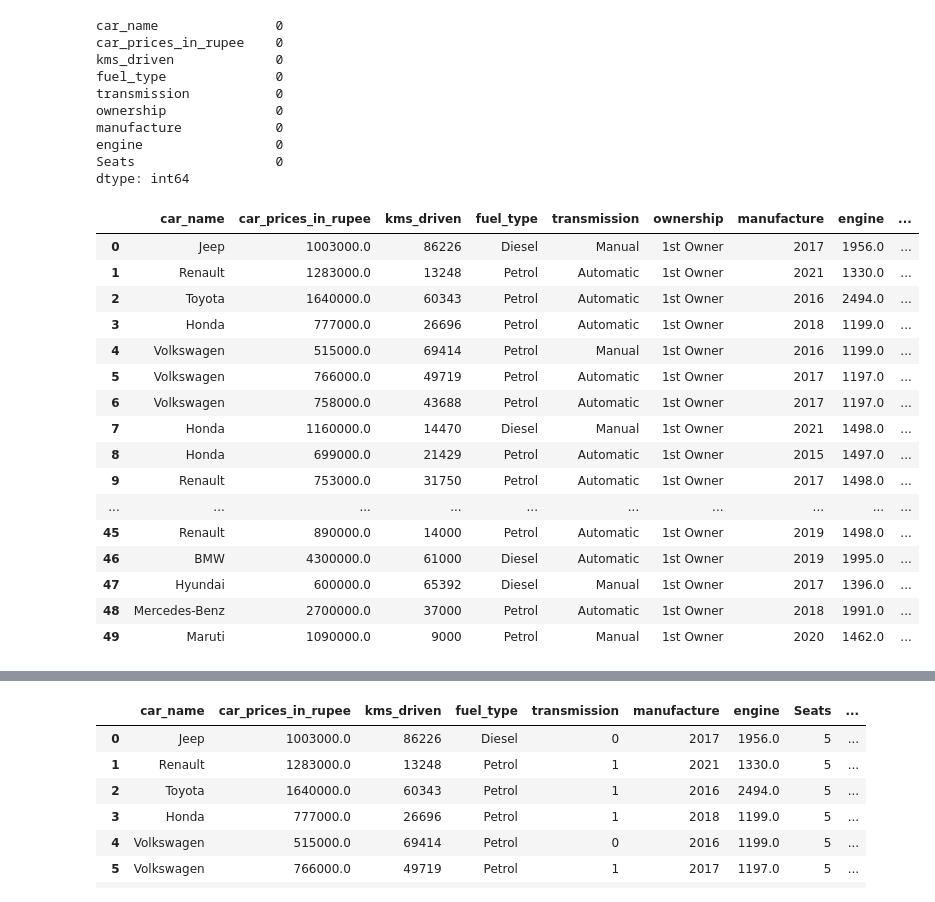
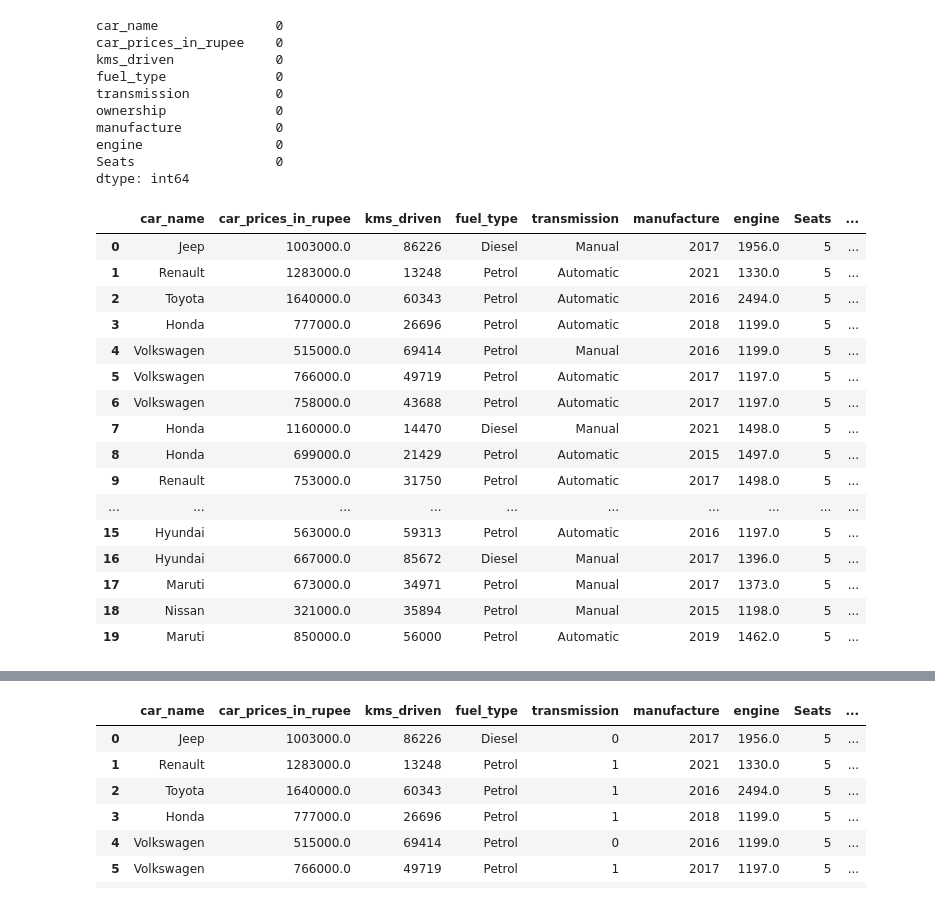
Before and after one commit to monbiote/India_Used_Car_Price_Predictor, a Jupyter notebook: Computing_Final.ipynb, the cells around one changed output, grey strips where cells are left out. Saved outputs shown, nothing was run; the diff lists cells and outputs as text; code cells hidden in the pictures.

```diff
--- a/Computing_Final.ipynb
+++ b/Computing_Final.ipynb
@@ -26,7 +26,7 @@ from sklearn.metrics import make_scorer, r2_score, mean_squared_error
 import warnings
 warnings.filterwarnings('ignore')
 # %%
-def read_and_display_csv(file_path):
+def read_csv(file_path):
     # Read the CSV file
     df = pd.read_csv(file_path)
 
@@ -34,7 +34,7 @@ def read_and_display_csv(file_path):
     return df
 
 # Usage example
-df = read_and_display_csv('car_price.csv')
+df = read_csv('car_price.csv')
 df.head()
 # %% [output]
 |  | Unnamed: 0 | car_name | car_prices_in_rupee | kms_driven | fuel_type | transmission | ownership | ... |
@@ -93,14 +93,25 @@ Seats                  0
 dtype: int64
 # %%
 #Function that converts column with strings to numerical values only
-def convert_price(column):
+def convert_comma_to_dot(column):
     try:
-        num_value = float(column.split(" ")[0])
+        # Replace commas with periods
+        column = column.replace(',', '.')
 
-        return num_value*100000
-    except ValueError:
+        return column
+    except AttributeError:
         return None
 
+def convert_price(column):
+
+    num_value = float(column.split(" ")[0])
+
+    if 'Crore' in column:
+        return num_value * 10000000
+    elif 'Lakh' in column:
+        return num_value * 100000
+    else:
+        return num_value
 
 # Remove the string in the engine column
 def convert_engine(column):
@@ -127,48 +138,67 @@ def convert_seats(seats_str):
 
 # Extract the first word
 def keep_first_word(input_string):
     all_words = input_string.split()
     if all_words:
         return all_words[0]
     else:
         return None
 
+# Remove the string in the ownership column
+def extract_first_integer(ownership_str):
+    try:
+        return int(''.join(filter(str.isdigit, ownership_str)))
+    except ValueError:
+        return None
+
+def process_ownership(df):
+    # Create a new column 'num_users' by applying the extract_first_integer function
+    df['num_owners'] = df['ownership'].apply(extract_first_integer)
+
+    # Drop the original 'ownership' column
+    df.drop(columns=['ownership'], inplace=True)
+
+    return df
 
 # Apply the conversion function to the 'price' column
+df['car_prices_in_rupee'] = df['car_prices_in_rupee'].apply(convert_comma_to_dot)
 df['car_prices_in_rupee'] = df['car_prices_in_rupee'].apply(convert_price)
 
 # Apply the conversion function to the 'kms_driven' column
 df['kms_driven'] = df['kms_driven'].apply(convert_kms)
 
 # Apply the conversion function to the 'engine' column
 df['engine'] = df['engine'].apply(convert_engine)
 
 # Apply the conversion function to the 'seats' column
 df['Seats'] = df['Seats'].apply(convert_seats)
 
 # Keep the first word of the column car
 df['car_name'] = df['car_name'].apply(keep_first_word)
 
+# Call the preprocess_data function to handle the ownership column
+df = process_ownership(df)
+
 # Display the modified DataFrame
-df.head(50)
+df.head(20)
 
 #example
 #detect_missing_values(df)
 # %% [output]
-|  | car_name | car_prices_in_rupee | kms_driven | fuel_type | transmission | ownership | manufacture | engine | ... |
-| 0 | Jeep | 1003000.0 | 86226 | Diesel | Manual | 1st Owner | 2017 | 1956.0 | ... |
-| 1 | Renault | 1283000.0 | 13248 | Petrol | Automatic | 1st Owner | 2021 | 1330.0 | ... |
-| 2 | Toyota | 1640000.0 | 60343 | Petrol | Automatic | 1st Owner | 2016 | 2494.0 | ... |
-| 3 | Honda | 777000.0 | 26696 | Petrol | Automatic | 1st Owner | 2018 | 1199.0 | ... |
-| 4 | Volkswagen | 515000.0 | 69414 | Petrol | Manual | 1st Owner | 2016 | 1199.0 | ... |
-| 5 | Volkswagen | 766000.0 | 49719 | Petrol | Automatic | 1st Owner | 2017 | 1197.0 | ... |
-| 6 | Volkswagen | 758000.0 | 43688 | Petrol | Automatic | 1st Owner | 2017 | 1197.0 | ... |
-| 7 | Honda | 1160000.0 | 14470 | Diesel | Manual | 1st Owner | 2021 | 1498.0 | ... |
-| 8 | Honda | 699000.0 | 21429 | Petrol | Automatic | 1st Owner | 2015 | 1497.0 | ... |
-| 9 | Renault | 753000.0 | 31750 | Petrol | Automatic | 1st Owner | 2017 | 1498.0 | ... |
+|  | car_name | car_prices_in_rupee | kms_driven | fuel_type | transmission | manufacture | engine | Seats | ... |
+| 0 | Jeep | 1003000.0 | 86226 | Diesel | Manual | 2017 | 1956.0 | 5 | ... |
+| 1 | Renault | 1283000.0 | 13248 | Petrol | Automatic | 2021 | 1330.0 | 5 | ... |
+| 2 | Toyota | 1640000.0 | 60343 | Petrol | Automatic | 2016 | 2494.0 | 5 | ... |
+| 3 | Honda | 777000.0 | 26696 | Petrol | Automatic | 2018 | 1199.0 | 5 | ... |
+| 4 | Volkswagen | 515000.0 | 69414 | Petrol | Manual | 2016 | 1199.0 | 5 | ... |
+| 5 | Volkswagen | 766000.0 | 49719 | Petrol | Automatic | 2017 | 1197.0 | 5 | ... |
+| 6 | Volkswagen | 758000.0 | 43688 | Petrol | Automatic | 2017 | 1197.0 | 5 | ... |
+| 7 | Honda | 1160000.0 | 14470 | Diesel | Manual | 2021 | 1498.0 | 5 | ... |
+| 8 | Honda | 699000.0 | 21429 | Petrol | Automatic | 2015 | 1497.0 | 5 | ... |
+| 9 | Renault | 753000.0 | 31750 | Petrol | Automatic | 2017 | 1498.0 | 5 | ... |
 | ... | ... | ... | ... | ... | ... | ... | ... | ... | ... |
-| 45 | Renault | 890000.0 | 14000 | Petrol | Automatic | 1st Owner | 2019 | 1498.0 | ... |
-| 46 | BMW | 4300000.0 | 61000 | Diesel | Automatic | 1st Owner | 2019 | 1995.0 | ... |
-| 47 | Hyundai | 600000.0 | 65392 | Diesel | Manual | 1st Owner | 2017 | 1396.0 | ... |
-| 48 | Mercedes-Benz | 2700000.0 | 37000 | Petrol | Automatic | 1st Owner | 2018 | 1991.0 | ... |
-| 49 | Maruti | 1090000.0 | 9000 | Petrol | Manual | 1st Owner | 2020 | 1462.0 | ... |
+| 15 | Hyundai | 563000.0 | 59313 | Petrol | Automatic | 2016 | 1197.0 | 5 | ... |
+| 16 | Hyundai | 667000.0 | 85672 | Diesel | Manual | 2017 | 1396.0 | 5 | ... |
+| 17 | Maruti | 673000.0 | 34971 | Petrol | Manual | 2017 | 1373.0 | 5 | ... |
+| 18 | Nissan | 321000.0 | 35894 | Petrol | Manual | 2015 | 1198.0 | 5 | ... |
+| 19 | Maruti | 850000.0 | 56000 | Petrol | Automatic | 2019 | 1462.0 | 5 | ... |
```
Also changed, not shown: parts of 15 cells of this notebook.
